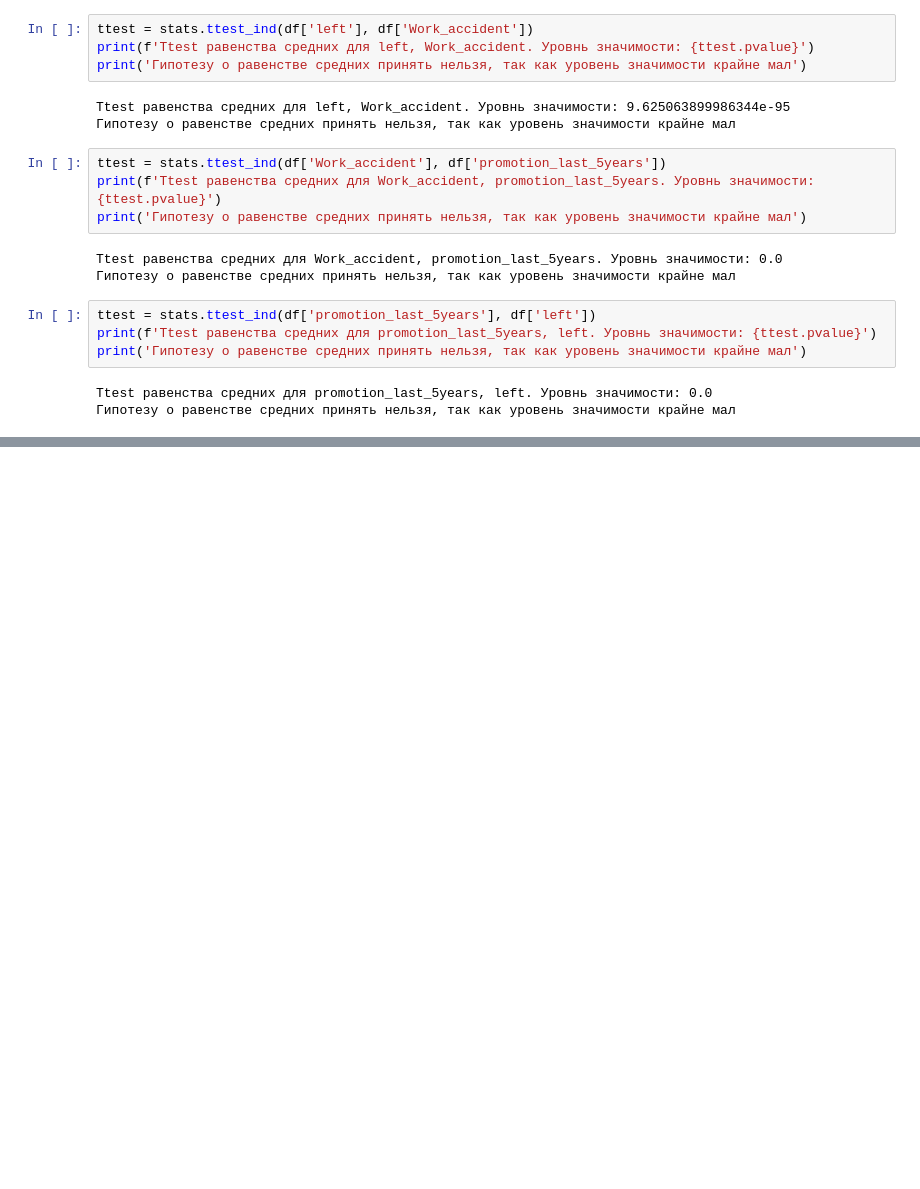
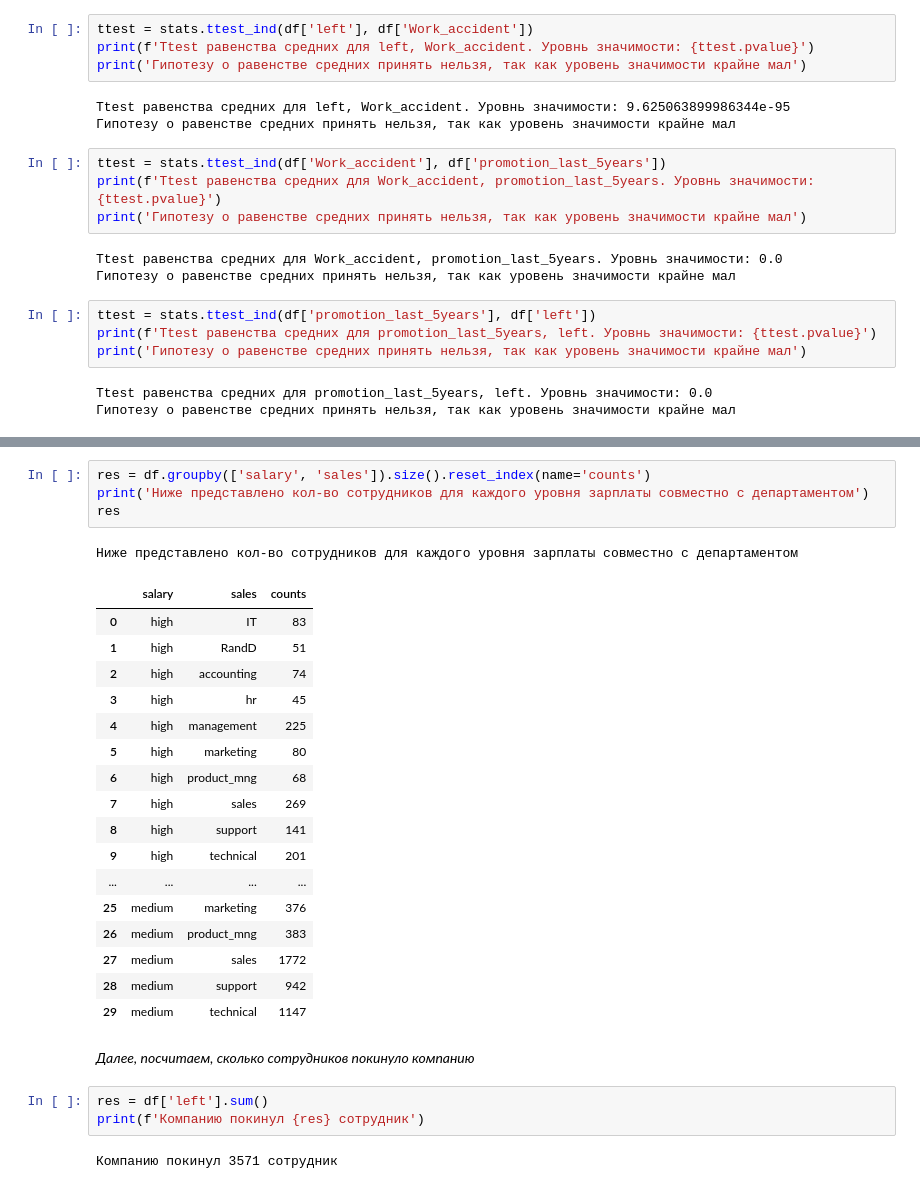
Before and after one commit to alexpon92/ntlg_test, a Jupyter notebook: Python/result_work/hw_result_work.ipynb, the cells around one changed output, grey strips where cells are left out. Cells and saved outputs as stored; diff of their text form; blank space fills up the shorter version.

```diff
--- a/Python/result_work/hw_result_work.ipynb
+++ b/Python/result_work/hw_result_work.ipynb
@@ -163,0 +219,30 @@ Ttest равенства средних для promotion_last_5years, left. Ур
+# %%
+res = df.groupby(['salary', 'sales']).size().reset_index(name='counts')
+print('Ниже представлено кол-во сотрудников для каждого уровня зарплаты совместно с департаментом')
+res
+# %% [output]
+Ниже представлено кол-во сотрудников для каждого уровня зарплаты совместно с департаментом
+|  | salary | sales | counts |
+| 0 | high | IT | 83 |
+| 1 | high | RandD | 51 |
+| 2 | high | accounting | 74 |
+| 3 | high | hr | 45 |
+| 4 | high | management | 225 |
+| 5 | high | marketing | 80 |
+| 6 | high | product_mng | 68 |
+| 7 | high | sales | 269 |
+| 8 | high | support | 141 |
+| 9 | high | technical | 201 |
+| ... | ... | ... | ... |
+| 25 | medium | marketing | 376 |
+| 26 | medium | product_mng | 383 |
+| 27 | medium | sales | 1772 |
+| 28 | medium | support | 942 |
+| 29 | medium | technical | 1147 |
+# %% [markdown]
+*Далее, посчитаем, сколько сотрудников покинуло компанию*
+# %%
+res = df['left'].sum()
+print(f'Компанию покинул {res} сотрудник')
+# %% [output]
+Компанию покинул 3571 сотрудник
```
Also changed, not shown: parts of 6 cells of this notebook.
